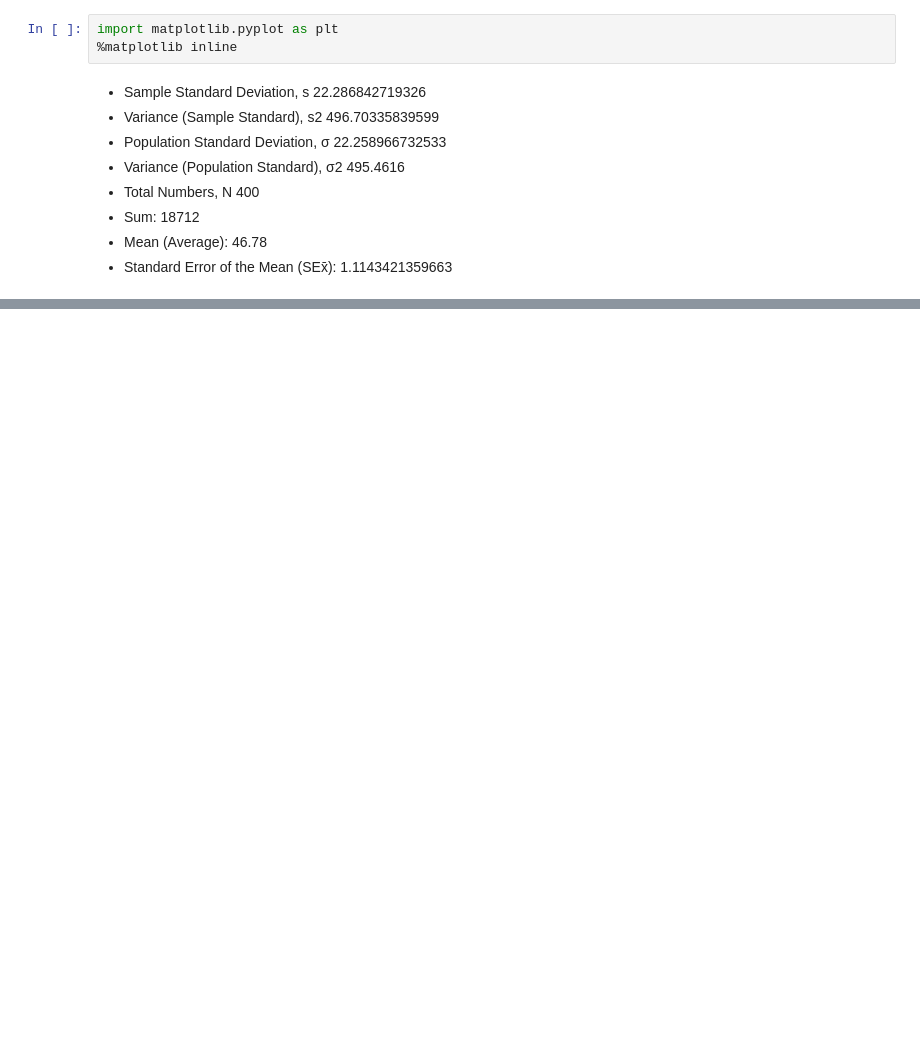
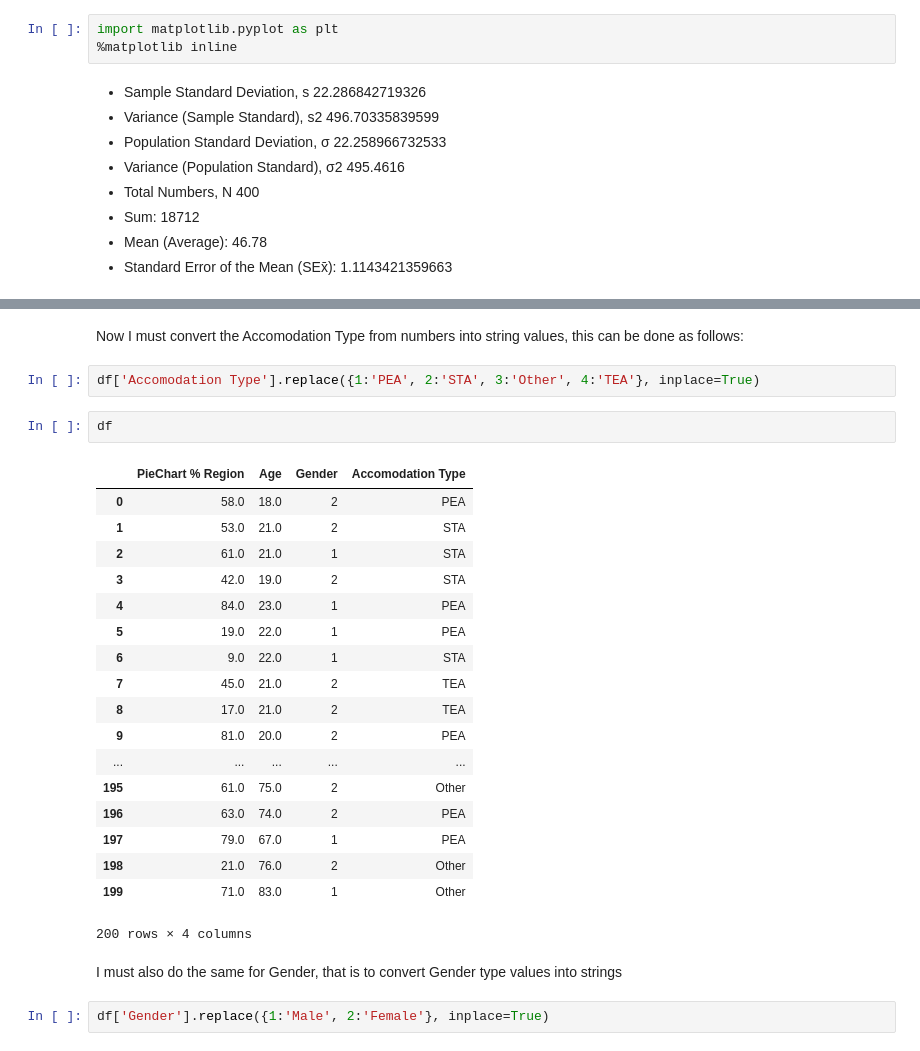
Before and after one commit to MarianneLawless/Programming-DA-Project, a Jupyter notebook: Programming for Data Analysis Project 2018.ipynb, the cells around one changed output, grey strips where cells are left out. Drawn from its saved outputs; the diff is of its cells as text; blank space fills up the shorter version.

```diff
--- a/Programming for Data Analysis Project 2018.ipynb
+++ b/Programming for Data Analysis Project 2018.ipynb
@@ -428,0 +472,29 @@ len(SPF)
+# %% [markdown]
+Now I must convert the Accomodation Type from numbers into string values, this can be done as follows:
+# %%
+df['Accomodation Type'].replace({1:'PEA', 2:'STA', 3:'Other', 4:'TEA'}, inplace=True)
+# %%
+df
+# %% [output]
+|  | PieChart % Region | Age | Gender | Accomodation Type |
+| 0 | 58.0 | 18.0 | 2 | PEA |
+| 1 | 53.0 | 21.0 | 2 | STA |
+| 2 | 61.0 | 21.0 | 1 | STA |
+| 3 | 42.0 | 19.0 | 2 | STA |
+| 4 | 84.0 | 23.0 | 1 | PEA |
+| 5 | 19.0 | 22.0 | 1 | PEA |
+| 6 | 9.0 | 22.0 | 1 | STA |
+| 7 | 45.0 | 21.0 | 2 | TEA |
+| 8 | 17.0 | 21.0 | 2 | TEA |
+| 9 | 81.0 | 20.0 | 2 | PEA |
+| ... | ... | ... | ... | ... |
+| 195 | 61.0 | 75.0 | 2 | Other |
+| 196 | 63.0 | 74.0 | 2 | PEA |
+| 197 | 79.0 | 67.0 | 1 | PEA |
+| 198 | 21.0 | 76.0 | 2 | Other |
+| 199 | 71.0 | 83.0 | 1 | Other |
+200 rows × 4 columns
+# %% [markdown]
+I must also do the same for Gender, that is to convert Gender type values into strings
+# %%
+df['Gender'].replace({1:'Male', 2:'Female'}, inplace=True)
```
Also changed, not shown: parts of 27 cells of this notebook.
